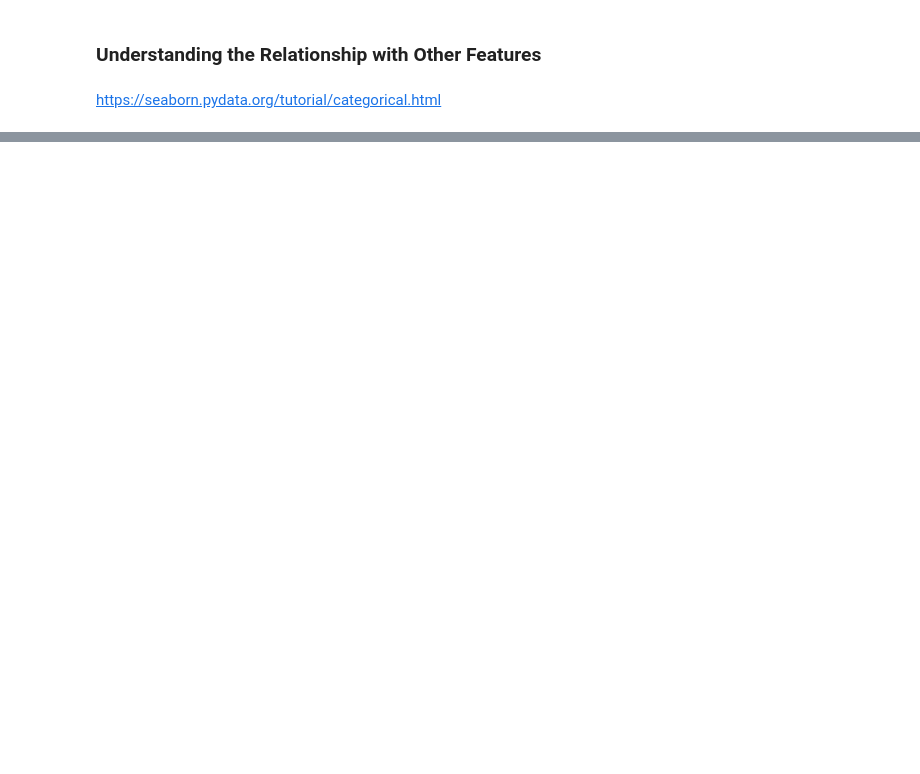
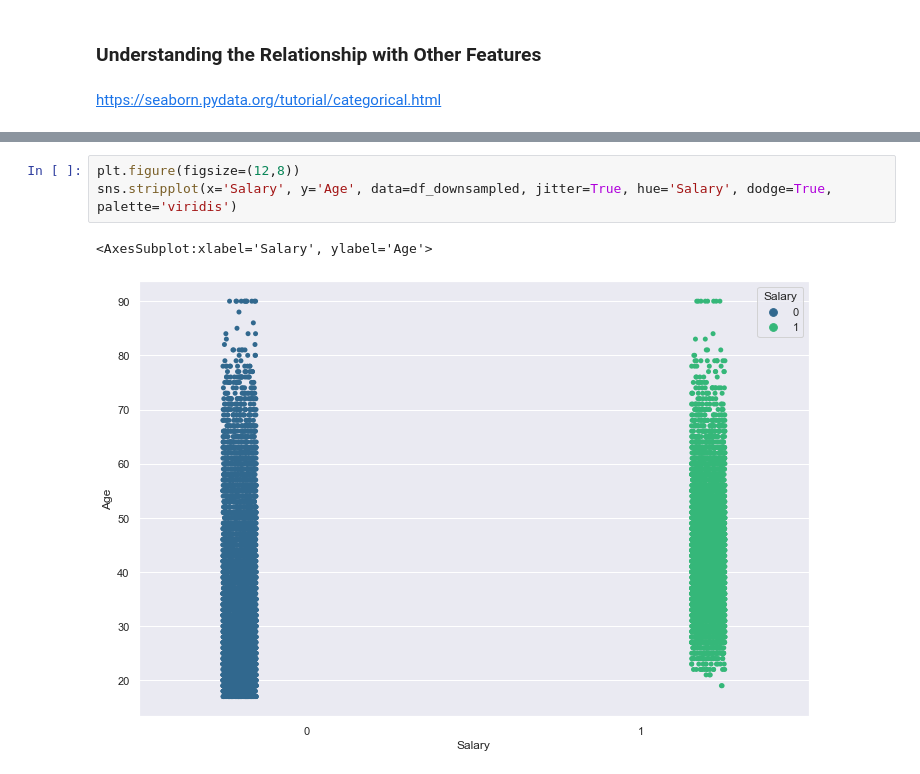
Before and after one commit to ThejakaSEP/2022S_AML_1114_2, a Jupyter notebook: TermProject.ipynb, the cells around one changed output, grey strips where cells are left out. Saved outputs shown, nothing was run; the diff lists cells and outputs as text; blank space fills up the shorter version.

```diff
--- a/TermProject.ipynb
+++ b/TermProject.ipynb
@@ -119,0 +166,6 @@ https://seaborn.pydata.org/tutorial/categorical.html
+# %%
+plt.figure(figsize=(12,8))
+sns.stripplot(x='Salary', y='Age', data=df_downsampled, jitter=True, hue='Salary', dodge=True, palette='viridis')
+# %% [output]
+<AxesSubplot:xlabel='Salary', ylabel='Age'>
+[figure, added]
```
Also changed, not shown: parts of 9 cells of this notebook.
